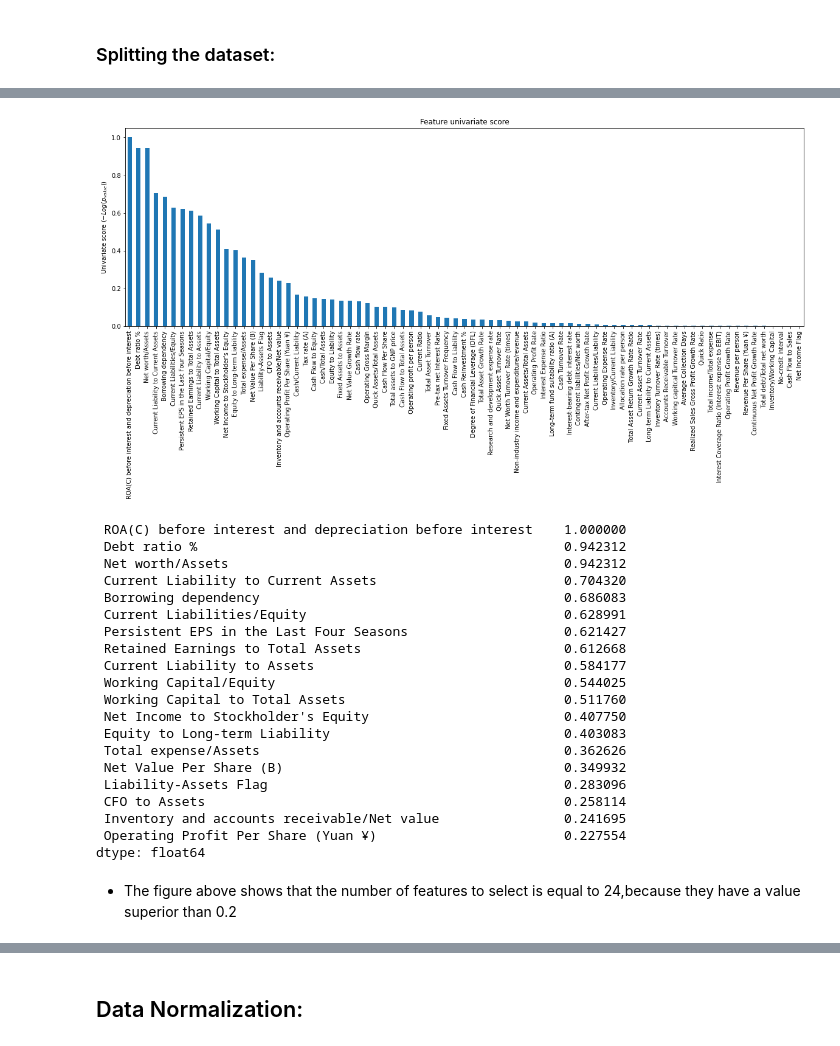
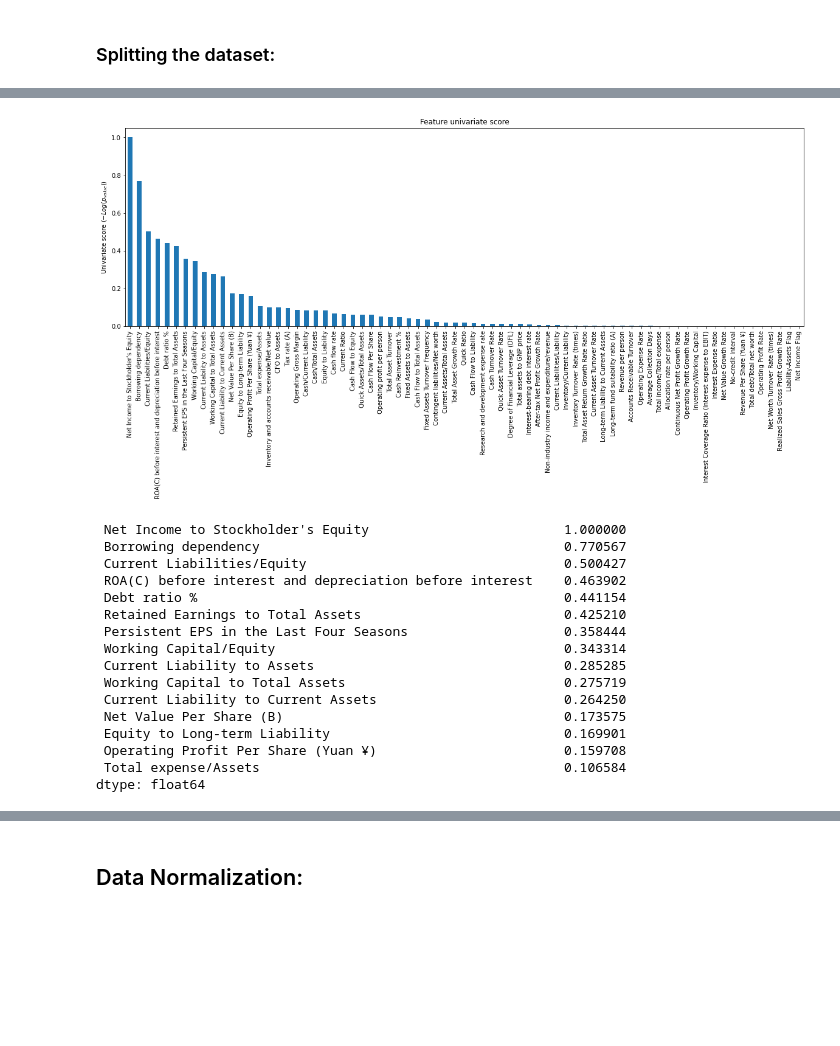
Before and after one commit to chungthuang/DeepLearning, a Jupyter notebook: Tuning.ipynb, the cells around one changed output, grey strips where cells are left out. Drawn from its saved outputs; the diff is of its cells as text; code cells hidden in the pictures; blank space fills up the shorter version.

Commit message:
Use isolation forest to remove outliers, tune precision

```diff
--- a/Tuning.ipynb
+++ b/Tuning.ipynb
@@ -230,7 +246,7 @@ def f1(y_true, y_pred):
     f1 = tf.where(tf.math.is_nan(f1), tf.zeros_like(f1), f1)
     return K.mean(f1)
 # %%
-def remove_correlated(X):
+def remove_correlated(X, threshold=0.9):
     corr = X.corr()
     i = 1
     for (index, row) in corr.iterrows():
@@ -240,7 +256,22 @@ def remove_correlated(X):
         i += 1
         # Select upper triangle of correlation matrix
     corr_matrix = corr.where(np.triu(np.ones(corr.shape), k=1).astype(np.bool))
-    # Find features with correlation greater than 0.9
-    correlated_cols = [c for c in corr_matrix.columns if any(corr_matrix[c] > 0.9)]
+    # Find features with correlation greater than threshold
+    correlated_cols = [c for c in corr_matrix.columns if any(np.abs(corr_matrix[c]) > threshold)]
     # Drop correlated columns
     return correlated_cols
+# %%
+def remove_outliers(x_train, x_test, y_train, y_test, estimators=100):
+    isolation_forest = IsolationForest(n_estimators=estimators, random_state=SEED)
+
+    #identify outliers:
+    y_train_pred = isolation_forest.fit_predict(x_train)
+    y_test_pred = isolation_forest.predict(x_test)
+
+    #Remove outliers where 1 represent inliers and -1 represent outliers:
+    x_train = x_train[np.where(y_train_pred == 1, True, False)]
+    x_test = x_test[np.where(y_test_pred == 1, True, False)]
+
+    y_train = y_train[np.where(y_train_pred == 1, True, False)]
+    y_test = y_test[np.where(y_test_pred == 1, True, False)]
+    return x_train, x_test, y_train, y_test
@@ -312,11 +373,7 @@ X = X.drop(columns=["Bankrupt?"])
 ### Splitting the dataset:
 # %%
 # Split the dataset intro train and test sets.
-
-x_train, x_val, y_train, y_val = train_test_split(X, y, test_size = 0.3,
-                                   shuffle =True, stratify=y, random_state=SEED)
-
-x_train, x_test, y_train, y_test = train_test_split(x_train, y_train, test_size = 0.3,
-                                                   shuffle = True, stratify=y_train, random_state=SEED)
+x_train, x_test, y_train, y_test = train_test_split(X, y, test_size = 0.3,
+                                                   shuffle = True, stratify=y, random_state=SEED)
 # %% [markdown]
 ### Correlation
@@ -356,6 +412,4 @@ print(x_test.shape)
 # %%
-# x_train = removeOutliers(x_train, colList=x_train.columns , lowPercentile=0.01, highPercentile=0.99, verbose=False)
-# x_val = removeOutliers(x_val, colList=x_val.columns , lowPercentile=0.01, highPercentile=0.99, verbose=False)
-# x_test = removeOutliers(x_test, colList=x_test.columns , lowPercentile=0.01, highPercentile=0.99, verbose=False)
+x_train, x_test, y_train, y_test = remove_outliers(x_train, x_test, y_train, y_test)
 # %%
 print(x_train.shape)
@@ -391,27 +446,21 @@ MutualInfoScores(x_train, y_train)
 # %%
 f_scores = FTestScores(x_train, y_train)
-f_scores.loc[f_scores > 0.2]
+f_scores.loc[f_scores > 0.1]
 # %% [output]
-[figure, old version]
+[figure, new version]
- ROA(C) before interest and depreciation before interest    1.000000
- Debt ratio %                                               0.942312
- Net worth/Assets                                           0.942312
- Current Liability to Current Assets                        0.704320
- Borrowing dependency                                       0.686083
- Current Liabilities/Equity                                 0.628991
- Persistent EPS in the Last Four Seasons                    0.621427
- Retained Earnings to Total Assets                          0.612668
- Current Liability to Assets                                0.584177
- Working Capital/Equity                                     0.544025
- Working Capital to Total Assets                            0.511760
- Net Income to Stockholder's Equity                         0.407750
- Equity to Long-term Liability                              0.403083
- Total expense/Assets                                       0.362626
- Net Value Per Share (B)                                    0.349932
- Liability-Assets Flag                                      0.283096
- CFO to Assets                                              0.258114
- Inventory and accounts receivable/Net value                0.241695
- Operating Profit Per Share (Yuan ¥)                        0.227554
+ Net Income to Stockholder's Equity                         1.000000
+ Borrowing dependency                                       0.770567
+ Current Liabilities/Equity                                 0.500427
+ ROA(C) before interest and depreciation before interest    0.463902
+ Debt ratio %                                               0.441154
+ Retained Earnings to Total Assets                          0.425210
+ Persistent EPS in the Last Four Seasons                    0.358444
+ Working Capital/Equity                                     0.343314
+ Current Liability to Assets                                0.285285
+ Working Capital to Total Assets                            0.275719
+ Current Liability to Current Assets                        0.264250
+ Net Value Per Share (B)                                    0.173575
+ Equity to Long-term Liability                              0.169901
+ Operating Profit Per Share (Yuan ¥)                        0.159708
+ Total expense/Assets                                       0.106584
 dtype: float64
-# %% [markdown]
-- The figure above shows that the number of features to select is equal to 24,because they have a value superior than 0.2
```
Also changed, not shown: parts of 30 cells of this notebook.
